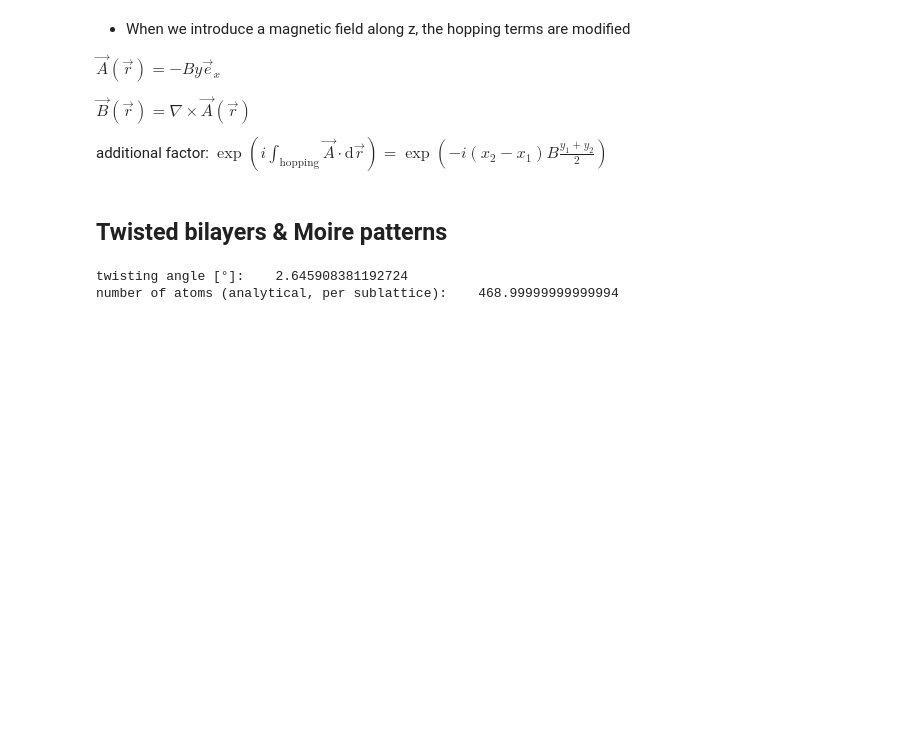
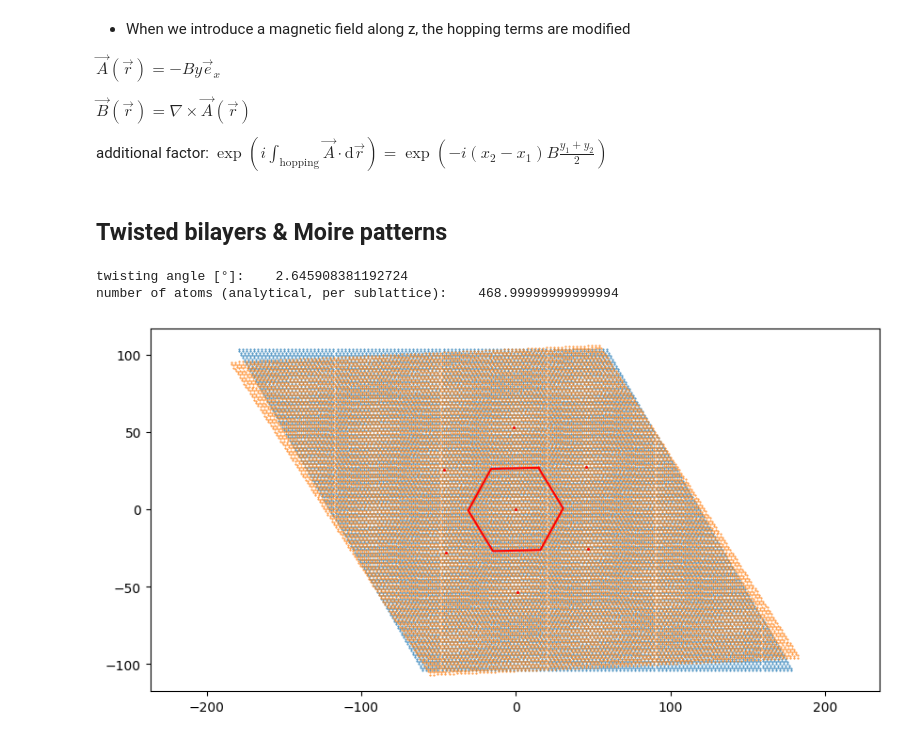
Before and after one commit to A-Hashemiann/Computational-Science, a Jupyter notebook: Computational-Physics/Graphene/graphene.ipynb, the cells around one changed output. Cells and saved outputs as stored; diff of their text form; code cells hidden in the pictures; blank space fills up the shorter version.

Commit message:
twisted bilayers & moire patterns

```diff
--- a/Computational-Physics/Graphene/graphene.ipynb
+++ b/Computational-Physics/Graphene/graphene.ipynb
@@ -82,3 +82,31 @@ coords1b = np.array([i * a1 + j * a2 + [0.,a0,0.] for i in range(-nmax-1, nmax+1
 coords2b = np.array([i * b1 + j * b2 + [-np.sin(alpha)*a0,np.cos(alpha)*a0,z0] for i in range(-nmax-1, nmax+1) for j in range(-nmax-1, nmax+1)])
 coords1 = np.concatenate((coords1a, coords1b), axis=0)
 coords2 = np.concatenate((coords2a, coords2b), axis=0)
+# %%
+plt.axes().set_aspect('equal', 'datalim')
+x1, y1, z1 = coords1.T
+x2, y2, z2 = coords2.T
+plt.scatter(x1, y1, s=30/twist**2)
+plt.scatter(x2, y2, s=30/twist**2)
+
+plt.scatter([0, s1[0], s2[0], -s1[0], -s2[0], s1[0]+s2[0], -s1[0]-s2[0]],
+            [0, s1[1], s2[1], -s1[1], -s2[1], s1[1]+s2[1], -s1[1]-s2[1]],s=200/twist**2,
+            c='r')
+
+# corner points
+corner1 = np.array(( 2*s1+1*s2)/3)
+corner2 = np.array(( 1*s1-1*s2)/3)
+corner3 = np.array((-1*s1-2*s2)/3)
+corner4 = np.array((-2*s1-1*s2)/3)
+corner5 = np.array((-1*s1+1*s2)/3)
+corner6 = np.array(( 1*s1+2*s2)/3)
+
+
+plt.plot(
+    [corner1[0], corner2[0], corner3[0], corner4[0], corner5[0], corner6[0], corner1[0]],
+    [corner1[1], corner2[1], corner3[1], corner4[1], corner5[1], corner6[1], corner1[1]],
+    c='r')
+
+plt.savefig('lattice.png', dpi=300)
+# %% [output]
+[figure, added]
```
Also changed, not shown: 1 other file.
